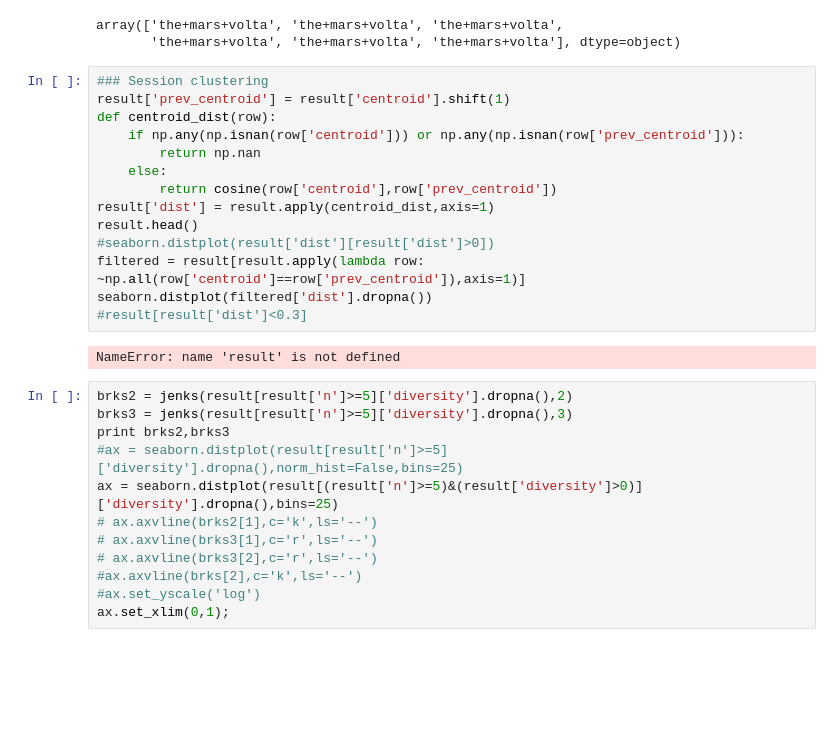
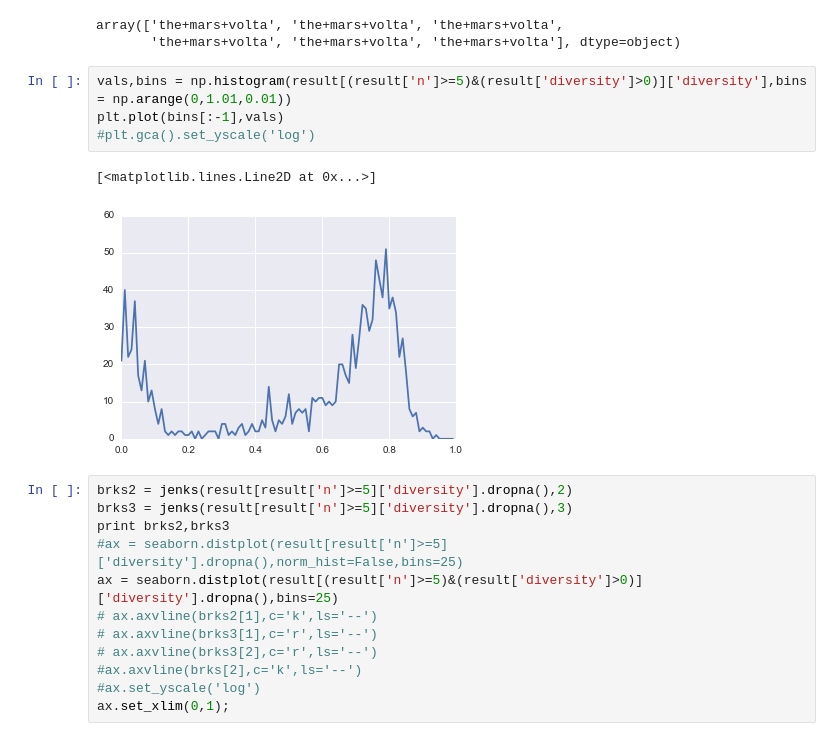
Before and after one commit to jlorince/MusicForaging, a Jupyter notebook: notebooks/my_listening.ipynb, the cells around one changed output. Drawn from its saved outputs; the diff is of its cells as text; blank space fills up the shorter version.

```diff
--- a/notebooks/my_listening.ipynb
+++ b/notebooks/my_listening.ipynb
@@ -287,22 +287,13 @@ result[(result['diversity']<=0.2)&(result['n']>=MIN_LENGTH)].iloc[1488]['artists
    5.35706911e-01   8.26286910e-01]
 array(['the+mars+volta', 'the+mars+volta', 'the+mars+volta',
        'the+mars+volta', 'the+mars+volta', 'the+mars+volta'], dtype=object)
-# %%
-### Session clustering
-result['prev_centroid'] = result['centroid'].shift(1)
-def centroid_dist(row):
-    if np.any(np.isnan(row['centroid'])) or np.any(np.isnan(row['prev_centroid'])):
-        return np.nan
-    else:
-        return cosine(row['centroid'],row['prev_centroid'])
-result['dist'] = result.apply(centroid_dist,axis=1)
-result.head()
-#seaborn.distplot(result['dist'][result['dist']>0])
-filtered = result[result.apply(lambda row: ~np.all(row['centroid']==row['prev_centroid']),axis=1)]
-seaborn.distplot(filtered['dist'].dropna())
-#result[result['dist']<0.3]
-# %% [output]
-NameError: name 'result' is not defined
+# %%
+vals,bins = np.histogram(result[(result['n']>=5)&(result['diversity']>0)]['diversity'],bins = np.arange(0,1.01,0.01))
+plt.plot(bins[:-1],vals)
+#plt.gca().set_yscale('log')
+# %% [output]
+[<matplotlib.lines.Line2D at 0x...>]
+[figure, added]
 # %%
 brks2 = jenks(result[result['n']>=5]['diversity'].dropna(),2)
 brks3 = jenks(result[result['n']>=5]['diversity'].dropna(),3)
```
Also changed, not shown: parts of 2 cells of this notebook, 2 other files.
